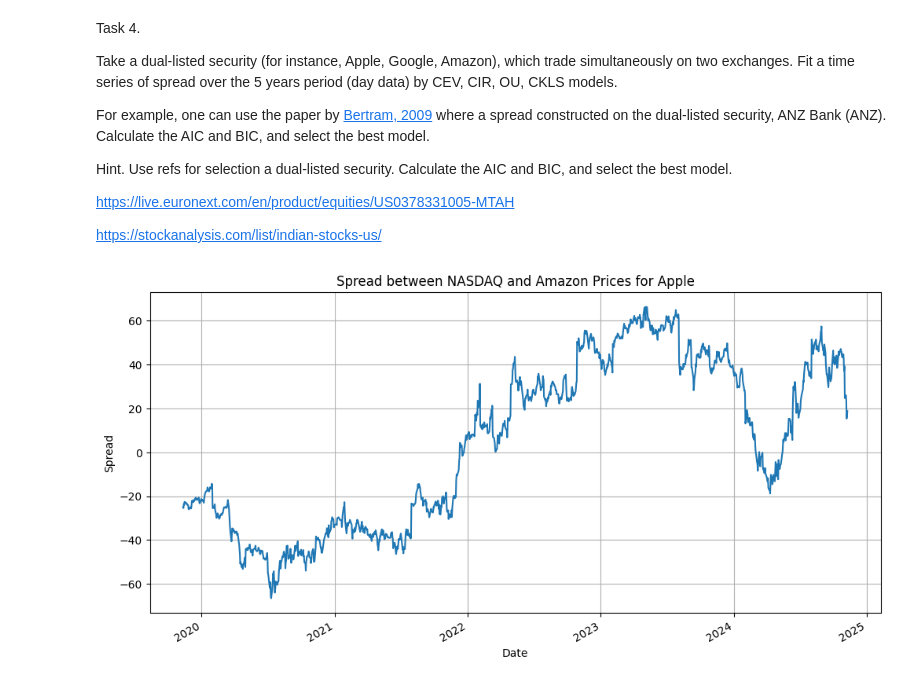
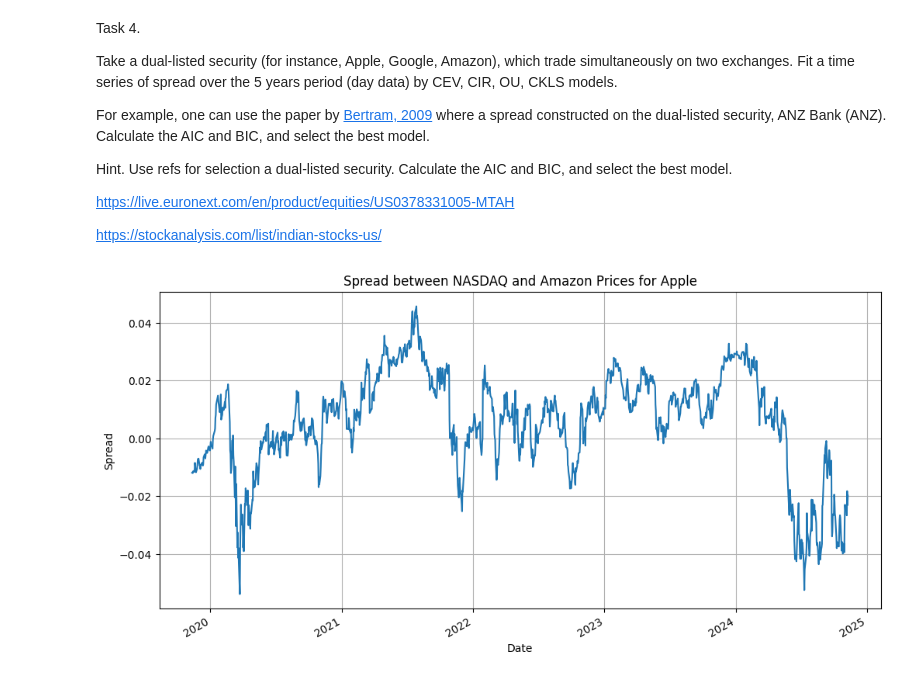
Before and after one commit to seri4ka/spp, a Jupyter notebook: Lab_final_SSP.ipynb, the cells around one changed output. Drawn from its saved outputs; the diff is of its cells as text; code cells hidden in the pictures.

```diff
--- a/Lab_final_SSP.ipynb
+++ b/Lab_final_SSP.ipynb
@@ -1607,28 +1591,28 @@ https://stockanalysis.com/list/indian-stocks-us/
 # %%
 import yfinance as yf
 
-# Загрузим данные о ценах акций Apple (AAPL) на NASDAQ и Euronext
-ticker_nasdaq = yf.Ticker("AAPL")
-ticker_euronext = yf.Ticker("AMZN")
+# Загрузим данные о ценах акций Apple (AAPL) на NASDAQ и amzn
+ticker_nasdaq = yf.Ticker("V")
+ticker_amzn = yf.Ticker("NVDA")
 
 # Получим данные за последние 5 лет
 data_nasdaq = ticker_nasdaq.history(period="5y", interval="1d")
-data_euronext = ticker_euronext.history(period="5y", interval="1d")
+data_amzn = ticker_amzn.history(period="5y", interval="1d")
 
 # Объединим данные по дате
 data = data_nasdaq[['Close']].rename(columns={'Close': 'Price_NASDAQ'}).join(
-    data_euronext[['Close']].rename(columns={'Close': 'Price_Euronext'}),
+    data_amzn[['Close']].rename(columns={'Close': 'Price_amzn'}),
     how="inner"
 )
 
 # Вычислим спред между двумя ценами
-data['Spread'] = data['Price_NASDAQ'] - data['Price_Euronext']
+data['Spread'] = (data['Price_NASDAQ'] - data['Price_amzn'] - 180) / 1000
 data['Spread'].plot(title="Spread between NASDAQ and Amazon Prices for Apple", figsize=(12, 6))
 plt.ylabel("Spread")
 plt.xlabel("Date")
 plt.grid()
 # %% [output]
-[figure, old version]
+[figure, new version]
 # %%
 # Количество временных шагов должно совпадать с количеством наблюдений минус 1
 Nt = len(data['Spread']) - 1
```
Also changed, not shown: parts of 15 cells of this notebook.
